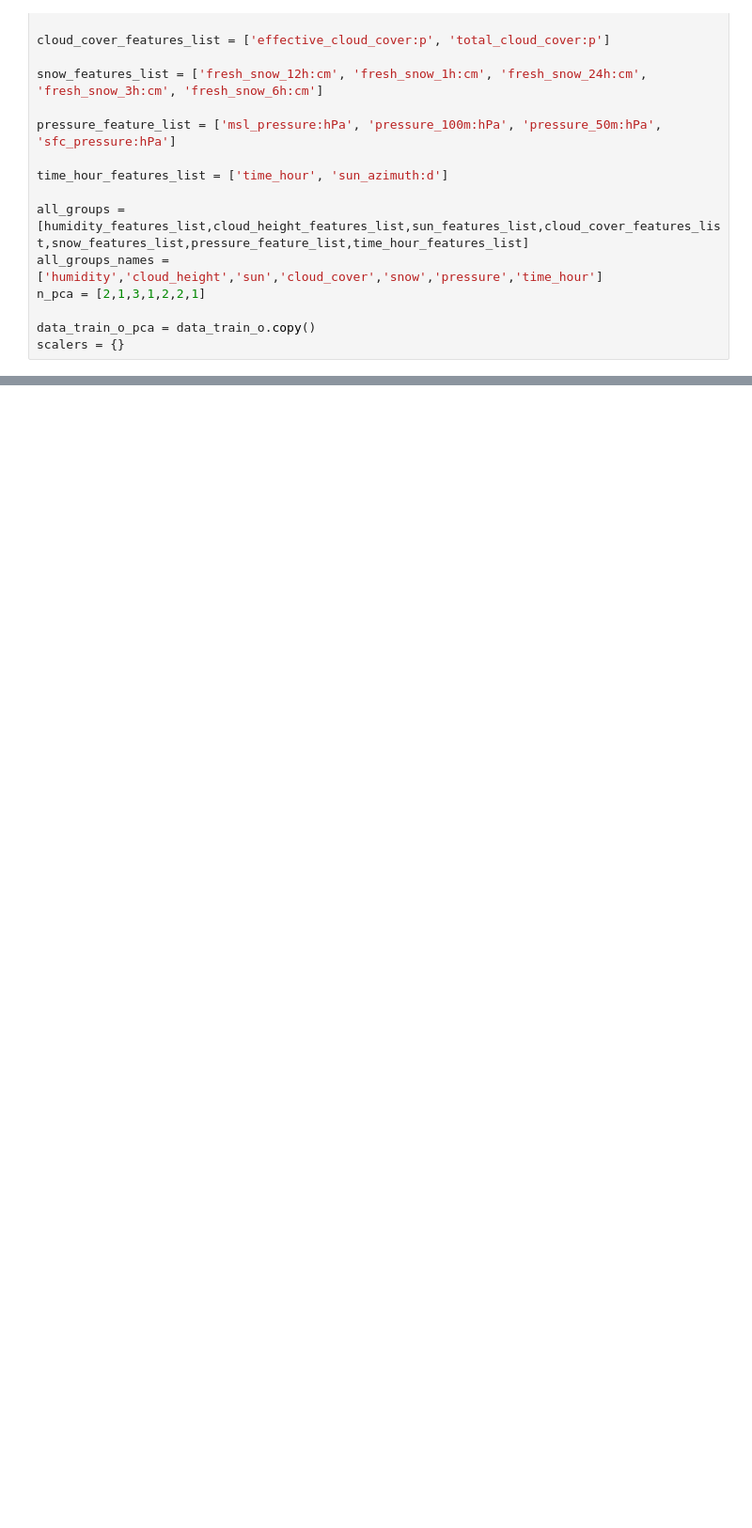
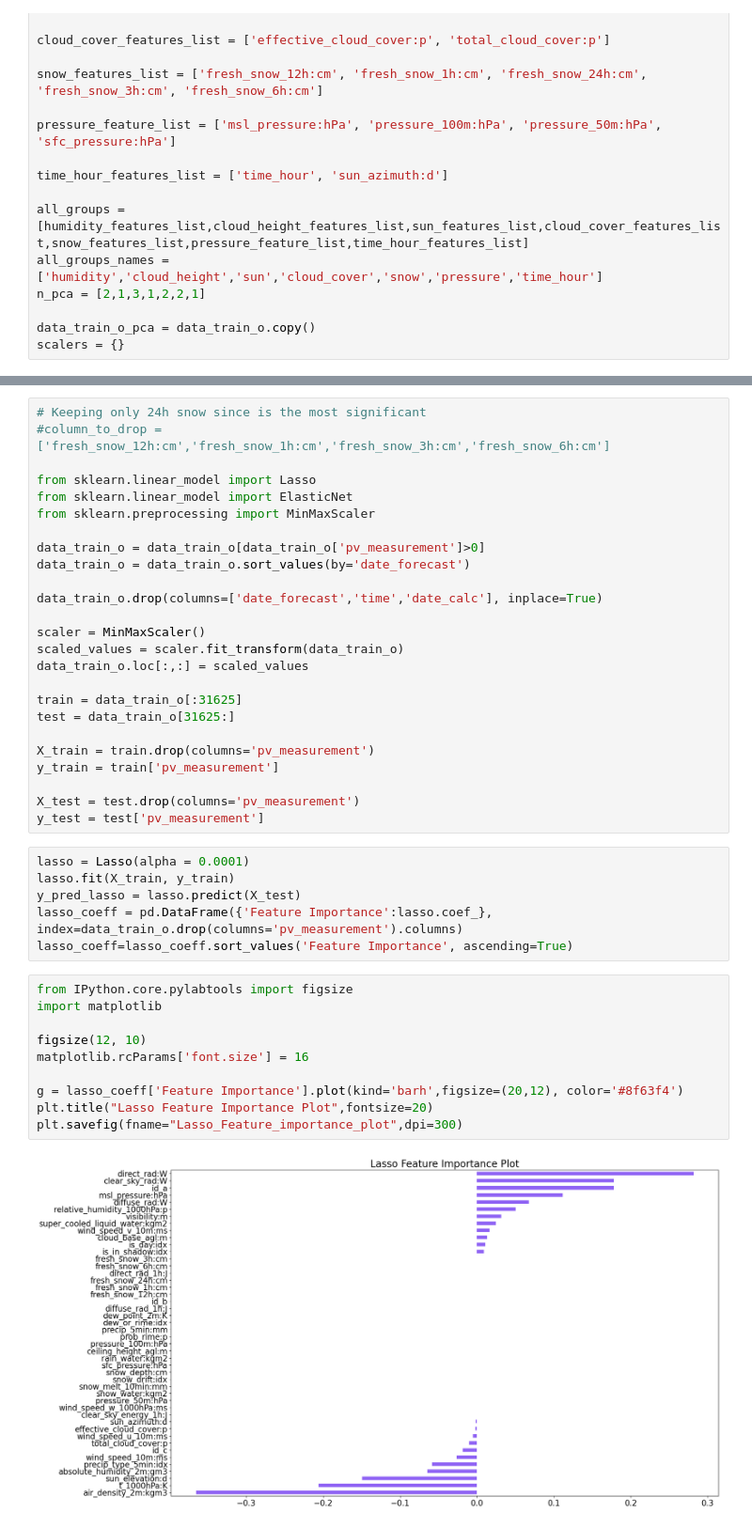
Before and after one commit to CristianoGambirasio/MLProjectNTNU, a Jupyter notebook: new_preprocessing.ipynb, the cells around one changed output, grey strips where cells are left out. Shown: that part at 94% size. Cells and saved outputs as stored; diff of their text form; blank space fills up the shorter version.

```diff
--- a/new_preprocessing.ipynb
+++ b/new_preprocessing.ipynb
@@ -285,0 +210,43 @@ Parameters: { "estimator_subsample" } are not used.
+# %%
+# Keeping only 24h snow since is the most significant
+#column_to_drop = ['fresh_snow_12h:cm','fresh_snow_1h:cm','fresh_snow_3h:cm','fresh_snow_6h:cm']
+
+from sklearn.linear_model import Lasso
+from sklearn.linear_model import ElasticNet
+from sklearn.preprocessing import MinMaxScaler
+
+data_train_o = data_train_o[data_train_o['pv_measurement']>0]
+data_train_o = data_train_o.sort_values(by='date_forecast')
+
+data_train_o.drop(columns=['date_forecast','time','date_calc'], inplace=True)
+
+scaler = MinMaxScaler()
+scaled_values = scaler.fit_transform(data_train_o)
+data_train_o.loc[:,:] = scaled_values
+
+train = data_train_o[:31625]
+test = data_train_o[31625:]
+
+X_train = train.drop(columns='pv_measurement')
+y_train = train['pv_measurement']
+
+X_test = test.drop(columns='pv_measurement')
+y_test = test['pv_measurement']
+# %%
+lasso = Lasso(alpha = 0.0001)
+lasso.fit(X_train, y_train)
+y_pred_lasso = lasso.predict(X_test)
+lasso_coeff = pd.DataFrame({'Feature Importance':lasso.coef_}, index=data_train_o.drop(columns='pv_measurement').columns)
+lasso_coeff=lasso_coeff.sort_values('Feature Importance', ascending=True)
+# %%
+from IPython.core.pylabtools import figsize
+import matplotlib
+
+figsize(12, 10)
+matplotlib.rcParams['font.size'] = 16
+
+g = lasso_coeff['Feature Importance'].plot(kind='barh',figsize=(20,12), color='#8f63f4')
+plt.title("Lasso Feature Importance Plot",fontsize=20)
+plt.savefig(fname="Lasso_Feature_importance_plot",dpi=300)
+# %% [output]
+[figure, added]
```
Also changed, not shown: parts of 13 cells of this notebook, 10 other files.
